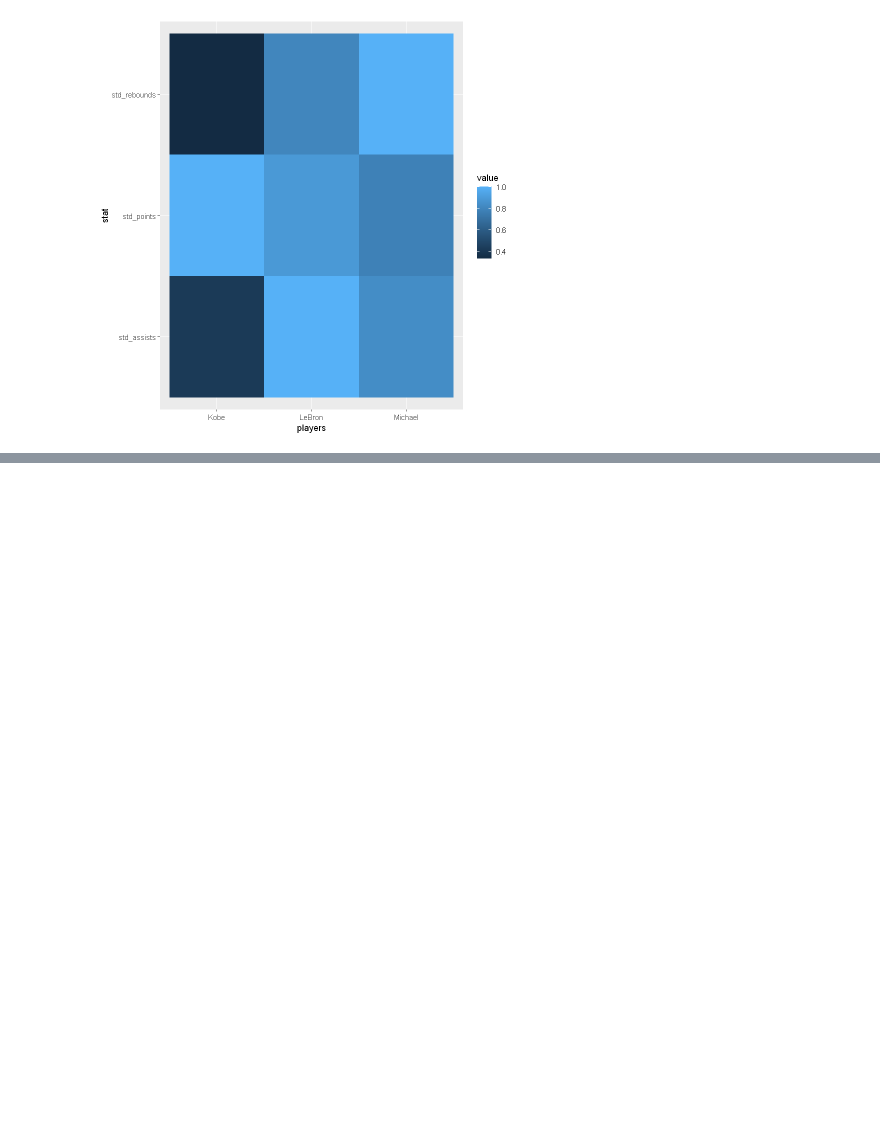
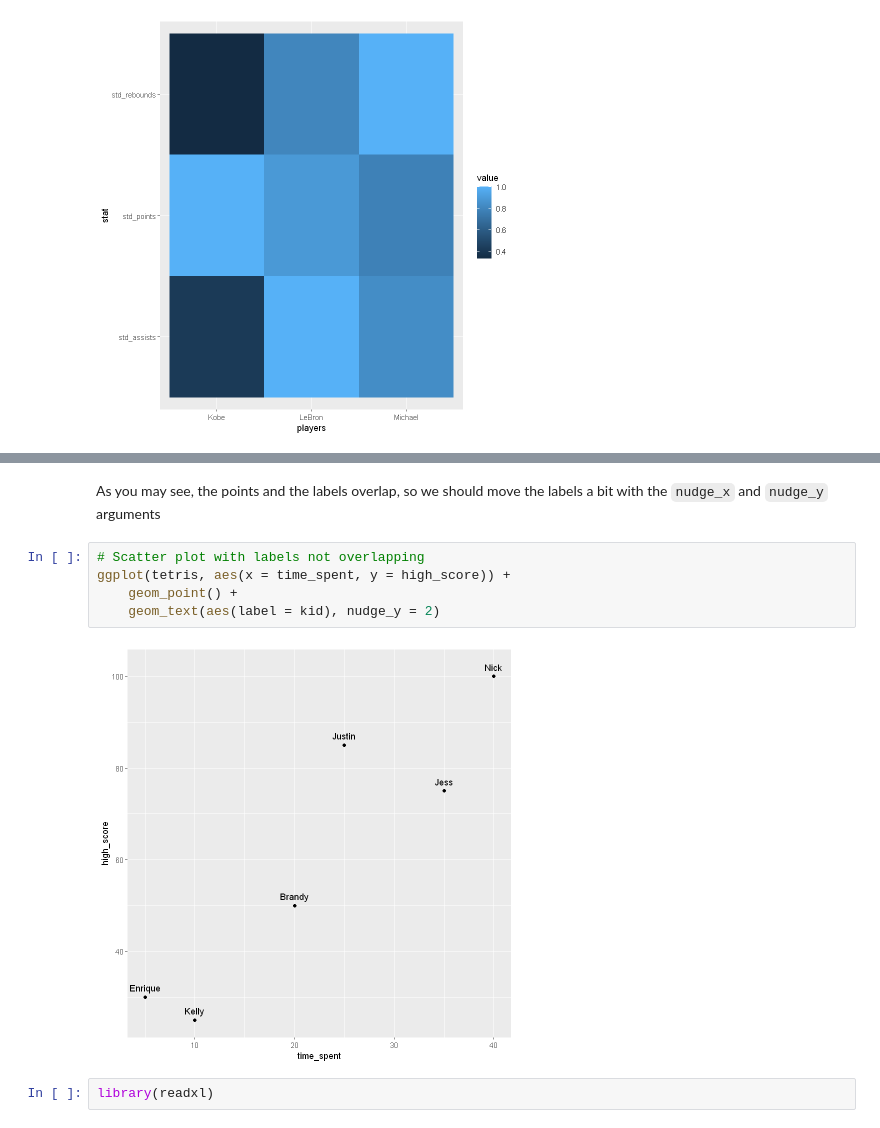
Before and after one commit to ignacioaristimuno/Courses, a Jupyter notebook: R/Data Visualization and Dashboarding with R/2. Data visualization in R with ggplot2.ipynb, the cells around one changed output, grey strips where cells are left out. Saved outputs shown, nothing was run; the diff lists cells and outputs as text; blank space fills up the shorter version.

```diff
--- a/R/Data Visualization and Dashboarding with R/2. Data visualization in R with ggplot2.ipynb
+++ b/R/Data Visualization and Dashboarding with R/2. Data visualization in R with ggplot2.ipynb
@@ -618,0 +672,11 @@ ggplot(basket_std, aes(players, stat, fill = value)) +
+# %% [markdown]
+As you may see, the points and the labels overlap, so we should move the labels a bit with the `nudge_x` and `nudge_y` arguments
+# %%
+# Scatter plot with labels not overlapping
+ggplot(tetris, aes(x = time_spent, y = high_score)) +
+    geom_point() +
+    geom_text(aes(label = kid), nudge_y = 2)
+# %% [output]
+[figure, added]
+# %%
+library(readxl)
```
Also changed, not shown: parts of 15 cells of this notebook.
